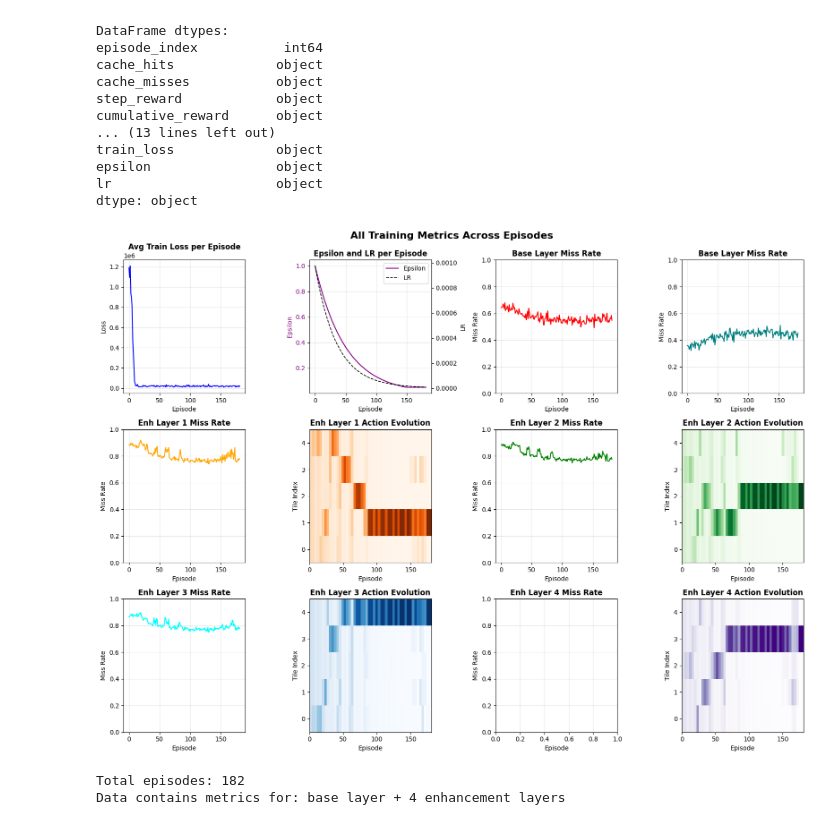
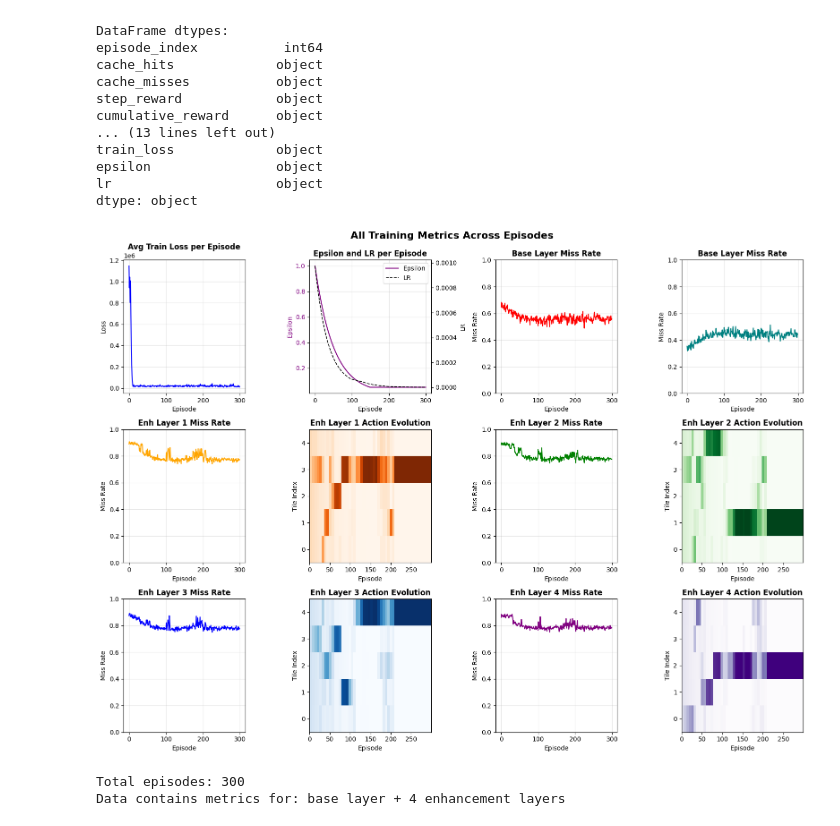
Before and after one commit to es25591/CacheVideoPredict360, a Jupyter notebook: Sources/Examples/LabAnalysis.ipynb, the cells around one changed output. Cells and saved outputs as stored; diff of their text form; code cells hidden in the pictures.

```diff
--- a/Sources/Examples/LabAnalysis.ipynb
+++ b/Sources/Examples/LabAnalysis.ipynb
@@ -7,8 +7,9 @@ import pandas as pd
 import matplotlib.pyplot as plt
 # %%
 
-path_foulder = "C:/Users/es25591/Workspace/CacheVideoPredict360/Results/" + "2026-02-24_13-09/"
-# path_foulder = "/home/eduardo/Workspace/CacheVideoPredict360/Results/" + "2026-02-24_07-54/"
+# path_foulder = "C:/Users/es25591/Workspace/CacheVideoPredict360/Results/" + "2026-02-24_13-09/"
+path_foulder = "/home/eduardo/Workspace/CacheVideoPredict360/Results/" + "2026-02-25_10-27/"
+
 pattern = re.compile(r"^debug_ep(\d+)\.json$")
 records = []
 
@@ -198,37 +199,37 @@ plot_action_evolution(ax, 'enh_1_action', 'Enh Layer 2 Action Evolution', 'Green
 # Enhancement Layer 3
 ax = axes[2, 0]
 avg_enh3_miss = get_avg_per_episode('enh_layer_missing_2')
-ax.plot(episodes, avg_enh3_miss, color='cyan', linewidth=1.5)
+ax.plot(episodes, avg_enh3_miss, color='blue', linewidth=1.5)
 ax.set_title('Enh Layer 3 Miss Rate', fontweight='bold')
 ax.set_xlabel('Episode')
 ax.set_ylabel('Miss Rate')
 ax.set_ylim([0, 1])
 ax.grid(True, alpha=0.3)
 
 ax = axes[2, 1]
 plot_action_evolution(ax, 'enh_2_action', 'Enh Layer 3 Action Evolution', 'Blues')
 
 # Enhancement Layer 4
 ax = axes[2, 2]
 avg_enh4_miss = get_avg_per_episode('enh_layer_missing_3')
-# ax.plot(episodes, avg_enh4_miss, color='brown', linewidth=1.5)
+ax.plot(episodes, avg_enh4_miss, color='purple', linewidth=1.5)
 ax.set_title('Enh Layer 4 Miss Rate', fontweight='bold')
 ax.set_xlabel('Episode')
 ax.set_ylabel('Miss Rate')
 ax.set_ylim([0, 1])
 ax.grid(True, alpha=0.3)
 
 ax = axes[2, 3]
 plot_action_evolution(ax, 'enh_3_action', 'Enh Layer 4 Action Evolution', 'Purples')
 
 plt.tight_layout()
 plt.show()
 
 print(f"Total episodes: {len(episodes)}")
 print(f"Data contains metrics for: base layer + 4 enhancement layers")
 # %% [output]
-[figure, old version]
+[figure, new version]
-Total episodes: 182
+Total episodes: 300
 Data contains metrics for: base layer + 4 enhancement layers
 # %%
 # Group related metrics for focused analysis
```
Also changed, not shown: parts of 3 cells of this notebook, 3 other files.
